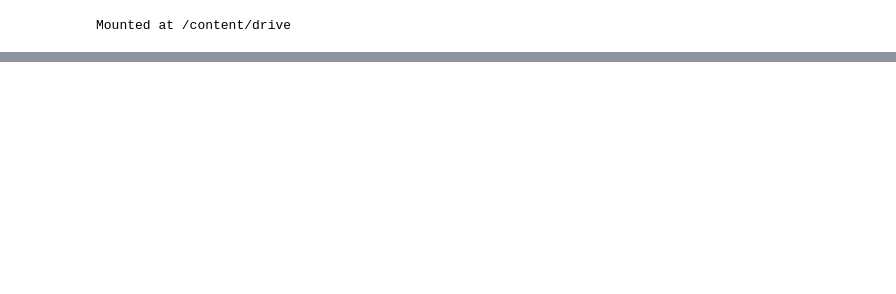
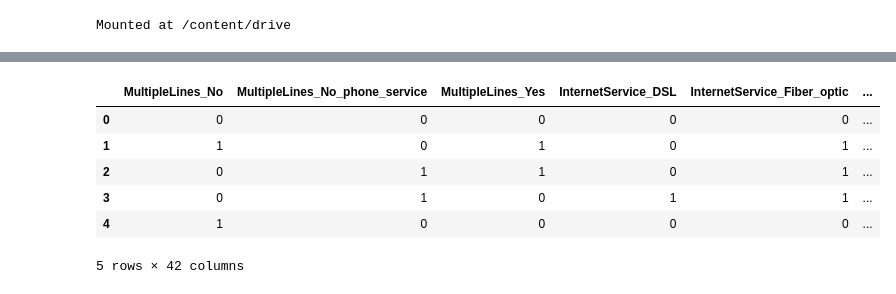
Before and after one commit to afnanzayed/TelcoCustomerChurn, a Jupyter notebook: notebooks/prediction.ipynb, the cells around one changed output, grey strips where cells are left out. Drawn from its saved outputs; the diff is of its cells as text; code cells hidden in the pictures; blank space fills up the shorter version.

```diff
--- a/notebooks/prediction.ipynb
+++ b/notebooks/prediction.ipynb
@@ -26,10 +73,10 @@ Customers.shape
 loaded_model = xgb.Booster()
 loaded_model.load_model("/content/drive/MyDrive/Colab Notebooks/TelcoCustomerChurn/notebooks/best_xgb_model.json")
 # %%
-single_customer = Customers.iloc[[399]]
+# single_customer = Customers.iloc[[399]]
 
 # Convert the data to DMatrix format
-dtest = xgb.DMatrix(single_customer)
+dtest = xgb.DMatrix(Customers)
 # %%
 # Make predictions
 predictions = loaded_model.predict(dtest)
@@ -45,7 +92,7 @@ def convert_probabilities_to_class(probabilities, threshold=0.32698652):
     Returns:
     list: List of classification labels ('Churn' or 'No Churn').
     """
-    return ["Churn" if prob > threshold else "No Churn" for prob in probabilities]
+    return [1 if prob > threshold else 0 for prob in probabilities]
 
 # Example usage:
 
@@ -59,0 +122,12 @@ Predicted Class: ['Churn']
+# %%
+Customers['Churn'] = convert_probabilities_to_class(predictions)
+# %%
+Customers.head()
+# %% [output]
+|  | MultipleLines_No | MultipleLines_No_phone_service | MultipleLines_Yes | InternetService_DSL | InternetService_Fiber_optic | ... |
+| 0 | 0 | 0 | 0 | 0 | 0 | ... |
+| 1 | 1 | 0 | 1 | 0 | 1 | ... |
+| 2 | 0 | 1 | 1 | 0 | 1 | ... |
+| 3 | 0 | 1 | 0 | 1 | 1 | ... |
+| 4 | 1 | 0 | 0 | 0 | 0 | ... |
+5 rows × 42 columns
```
Also changed, not shown: parts of 5 cells of this notebook, 8 other files.
